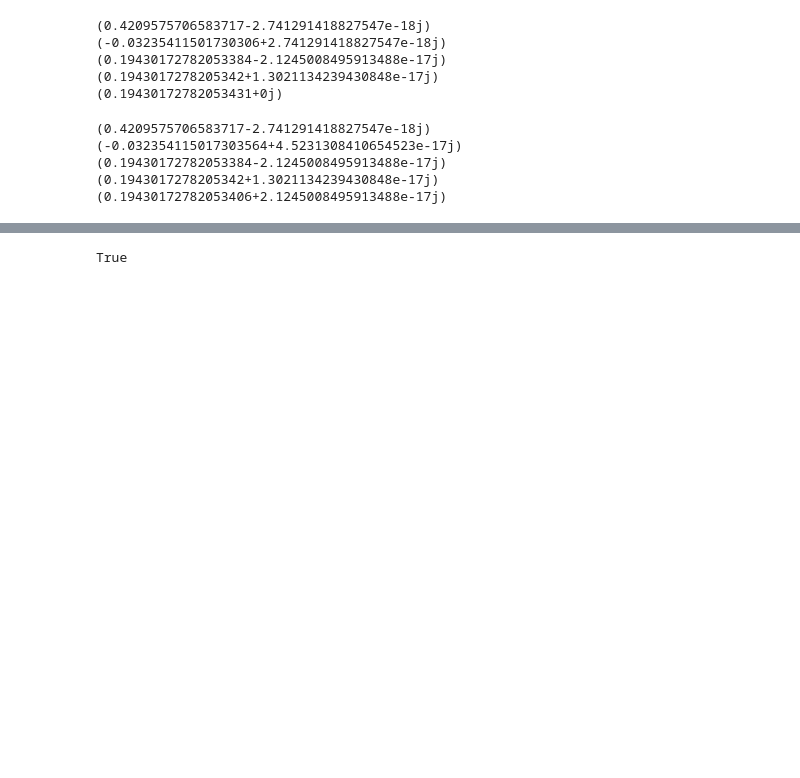
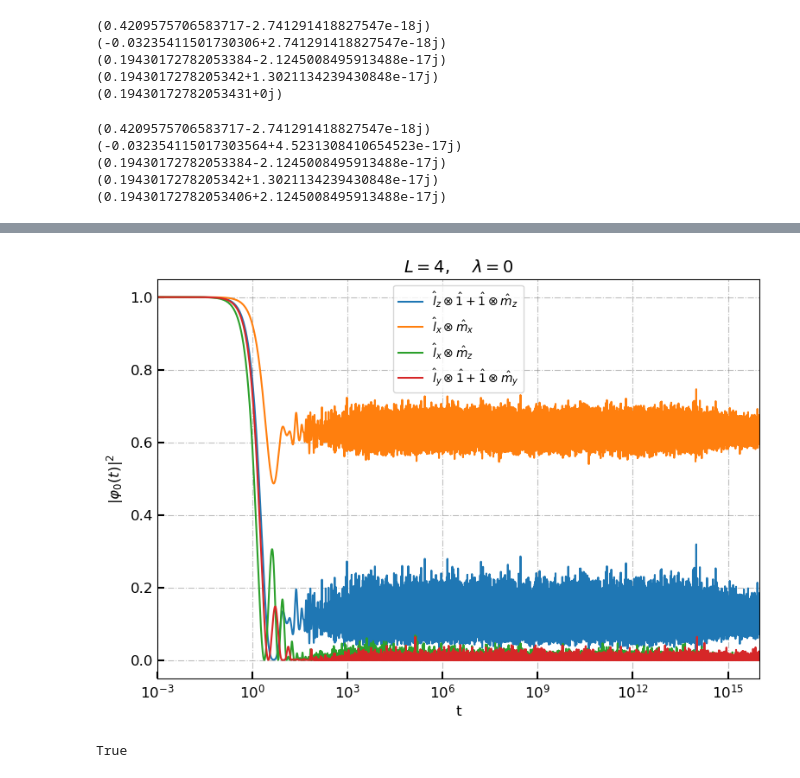
Before and after one commit to nicolasdero/KrylovQuantumClassical, a Jupyter notebook: project_notebook.ipynb, the cells around one changed output, grey strips where cells are left out. Cells and saved outputs as stored; diff of their text form; code cells hidden in the pictures; blank space fills up the shorter version.

```diff
--- a/project_notebook.ipynb
+++ b/project_notebook.ipynb
@@ -268,3 +281,17 @@ plt.show()
+# %%
+_, ax = one_plot(r"$L=4,\,\quad  \lambda=0$", "t", r"$|\varphi_0(t)|^2$")
+ax.plot(time_grid, result_1, label = r"$\hat{l}_z\otimes \hat{1}+\hat{1}\otimes\hat{m}_z$")
+ax.plot(time_grid, result_2, label = r"$\hat{l}_x\otimes \hat{m}_x$")
+ax.plot(time_grid, result_3, label = r"$\hat{l}_x\otimes \hat{m}_z$")
+ax.plot(time_grid, result_4, label = r"$\hat{l}_y\otimes \hat{1}+\hat{1}\otimes\hat{m}_y$")
+ax.set_xlim(1e-3, 1.e16)
+ax.set_ylim(-0.05, 1.05)
+ax.set_xscale('log')
+plt.legend()
+plt.savefig("../FP_autocorrelation_all_2.pdf", dpi = 300)
+plt.show()
+# %% [output]
+[figure, added]
 # %%
 result_all = []
 
```
Also changed, not shown: parts of 42 cells of this notebook, 8 other files.
